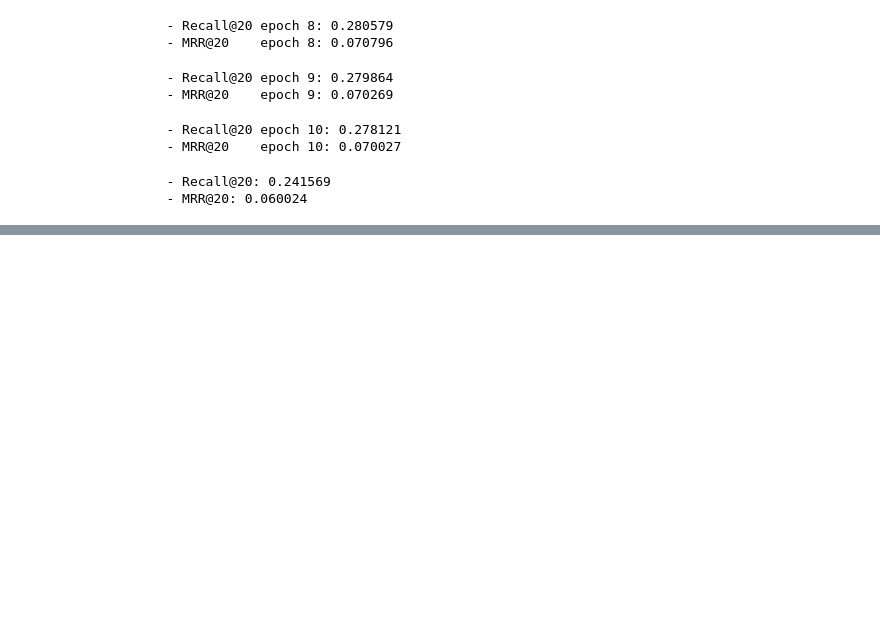
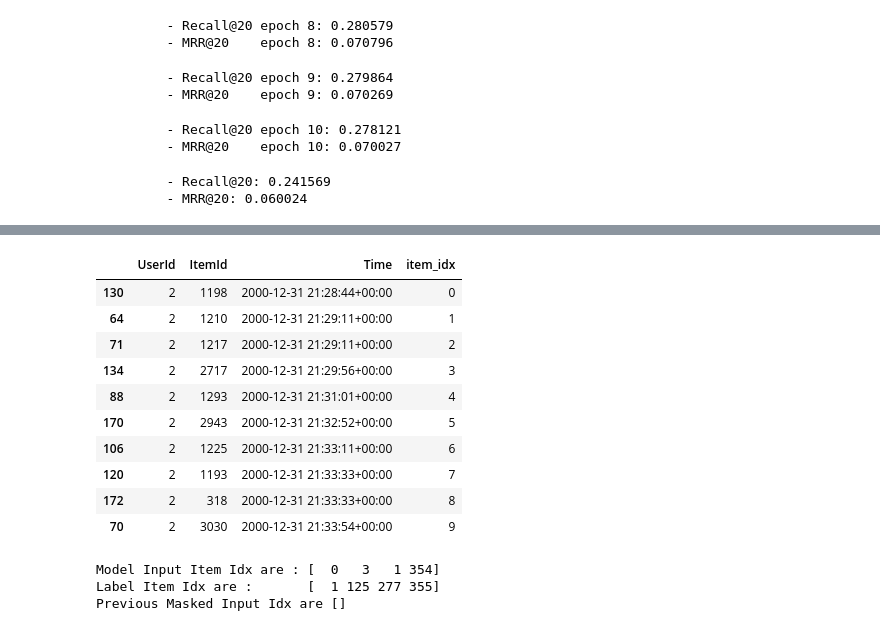
Before and after one commit to kkk3449/first-repository, a Jupyter notebook: [E17]Movielens_SBR.ipynb, the cells around one changed output, grey strips where cells are left out. Saved outputs shown, nothing was run; the diff lists cells and outputs as text; code cells hidden in the pictures; blank space fills up the shorter version.

```diff
--- a/[E17]Movielens_SBR.ipynb
+++ b/[E17]Movielens_SBR.ipynb
@@ -1552,0 +1604,2 @@ test_model(model, args, test)
+# %%
+final_time = tr1['Time'].max()
@@ -1552,0 +1609,3 @@ test_model(model, args, test)
+# %%
+tr = data[data['Time'] < final_time - dt.timedelta(60)]
+tr.sort_values(['Time'], inplace=True)
@@ -1552,0 +1637,6 @@ test_model(model, args, test)
+# %%
+id2idx = {item_id : index for index, item_id in enumerate(tr['ItemId'].unique())}
+# %%
+tr = indexing(tr, id2idx)
+val = indexing(val, id2idx)
+test = indexing(test, id2idx)
@@ -1552,0 +1650,15 @@ test_model(model, args, test)
+# %%
+tr_dataset = SessionDataset(tr)
+tr_dataset.df.head(10)
+# %% [output]
+|  | UserId | ItemId | Time | item_idx |
+| 130 | 2 | 1198 | 2000-12-31 21:28:44+00:00 | 0 |
+| 64 | 2 | 1210 | 2000-12-31 21:29:11+00:00 | 1 |
+| 71 | 2 | 1217 | 2000-12-31 21:29:11+00:00 | 2 |
+| 134 | 2 | 2717 | 2000-12-31 21:29:56+00:00 | 3 |
+| 88 | 2 | 1293 | 2000-12-31 21:31:01+00:00 | 4 |
+| 170 | 2 | 2943 | 2000-12-31 21:32:52+00:00 | 5 |
+| 106 | 2 | 1225 | 2000-12-31 21:33:11+00:00 | 6 |
+| 120 | 2 | 1193 | 2000-12-31 21:33:33+00:00 | 7 |
+| 172 | 2 | 318 | 2000-12-31 21:33:33+00:00 | 8 |
+| 70 | 2 | 3030 | 2000-12-31 21:33:54+00:00 | 9 |
@@ -1552,0 +1669,9 @@ test_model(model, args, test)
+# %%
+inputs, labels, mask =  next(iter_ex)
+print(f'Model Input Item Idx are : {inputs}')
+print(f'Label Item Idx are : {"":5} {labels}')
+print(f'Previous Masked Input Idx are {mask}')
+# %% [output]
+Model Input Item Idx are : [  0   3   1 354]
+Label Item Idx are :       [  1 125 277 355]
+Previous Masked Input Idx are []
```
Also changed, not shown: parts of 20 cells of this notebook.
